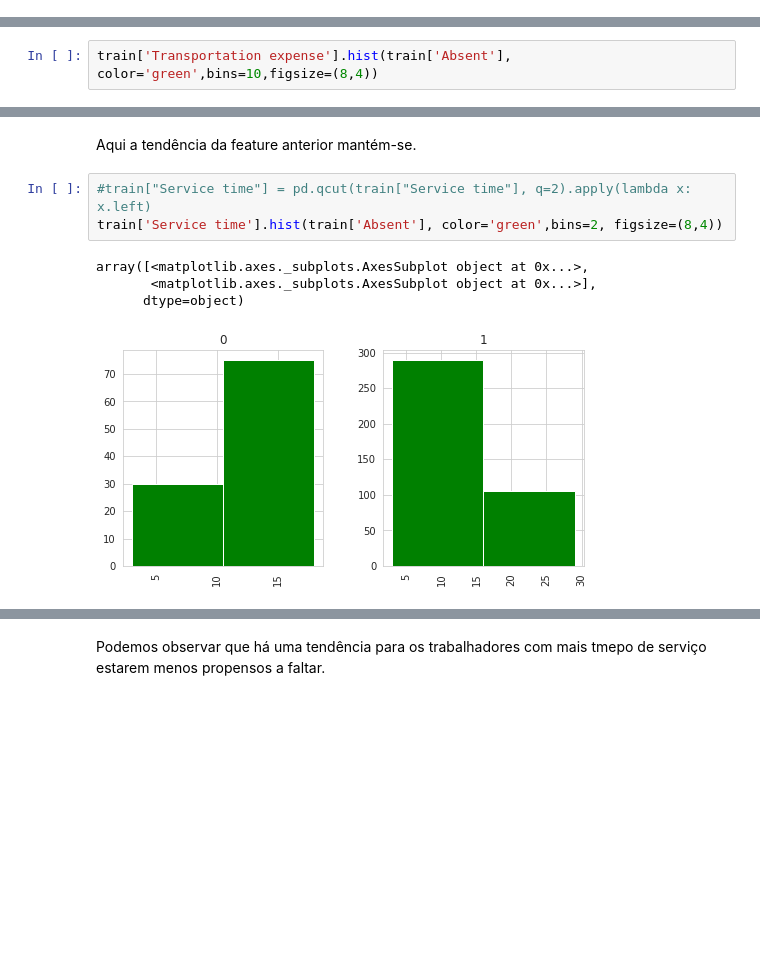
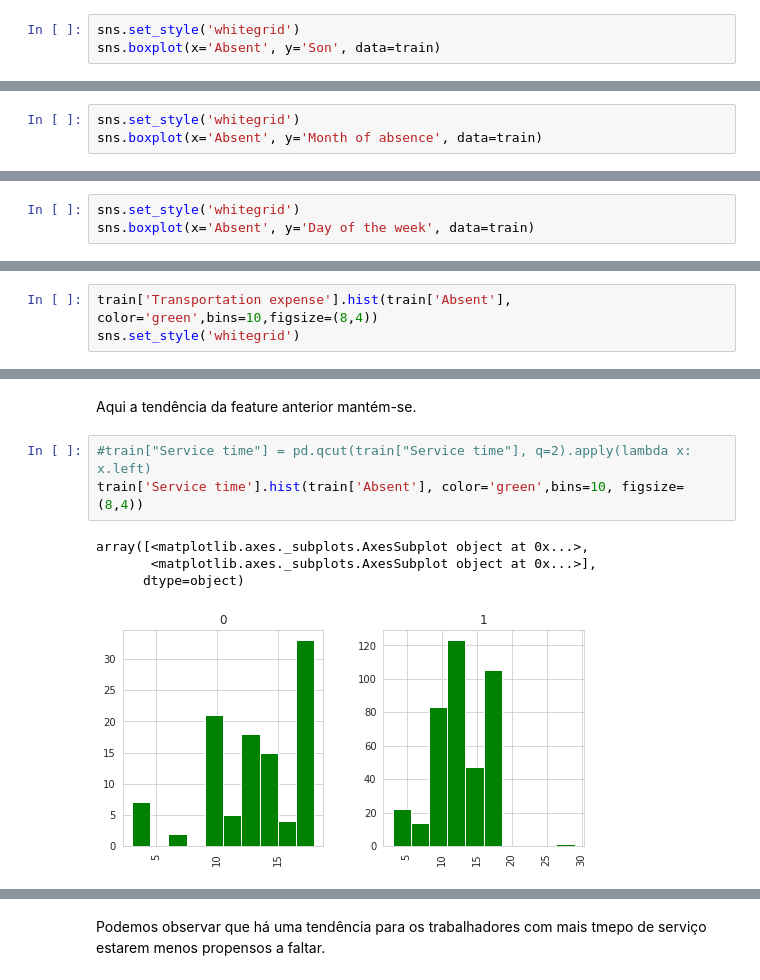
Before and after one commit to ricardomilhazes/AEC-1920, a Jupyter notebook: TP2/DataPreparation.ipynb, the cells around one changed output, grey strips where cells are left out. Drawn from its saved outputs; the diff is of its cells as text; blank space fills up the shorter version.

```diff
--- a/TP2/DataPreparation.ipynb
+++ b/TP2/DataPreparation.ipynb
@@ -94 +117,4 @@ sns.countplot(x='Absent',hue='Son',data=train,palette='rainbow')
+# %%
+sns.set_style('whitegrid')
+sns.boxplot(x='Absent', y='Son', data=train)
 # %% [markdown]
@@ -110,3 +134,6 @@ plt.legend(bbox_to_anchor=(1.05, 1), loc=2, borderaxespad=0.)
 # %% [output]
 <matplotlib.legend.Legend at 0x...>
 [figure]
+# %%
+sns.set_style('whitegrid')
+sns.boxplot(x='Absent', y='Month of absence', data=train)
@@ -137,3 +167,6 @@ plt.legend(bbox_to_anchor=(1.05, 1), loc=2, borderaxespad=0.)
 # %% [output]
 <matplotlib.legend.Legend at 0x...>
 [figure]
+# %%
+sns.set_style('whitegrid')
+sns.boxplot(x='Absent', y='Day of the week', data=train)
@@ -162,3 +198,4 @@ Agrupámos as seasons em dois semestres de modo a notar uma maior diferença na
 # %%
 train['Transportation expense'].hist(train['Absent'], color='green',bins=10,figsize=(8,4))
+sns.set_style('whitegrid')
 # %% [output]
@@ -179,9 +223,9 @@ array([<matplotlib.axes._subplots.AxesSubplot object at 0x...>,
 Aqui a tendência da feature anterior mantém-se.
 # %%
 #train["Service time"] = pd.qcut(train["Service time"], q=2).apply(lambda x: x.left)
-train['Service time'].hist(train['Absent'], color='green',bins=2, figsize=(8,4))
+train['Service time'].hist(train['Absent'], color='green',bins=10, figsize=(8,4))
 # %% [output]
 array([<matplotlib.axes._subplots.AxesSubplot object at 0x...>,
        <matplotlib.axes._subplots.AxesSubplot object at 0x...>],
       dtype=object)
-[figure, old version]
+[figure, new version]
```
Also changed, not shown: parts of 41 cells of this notebook, 7 other files.
